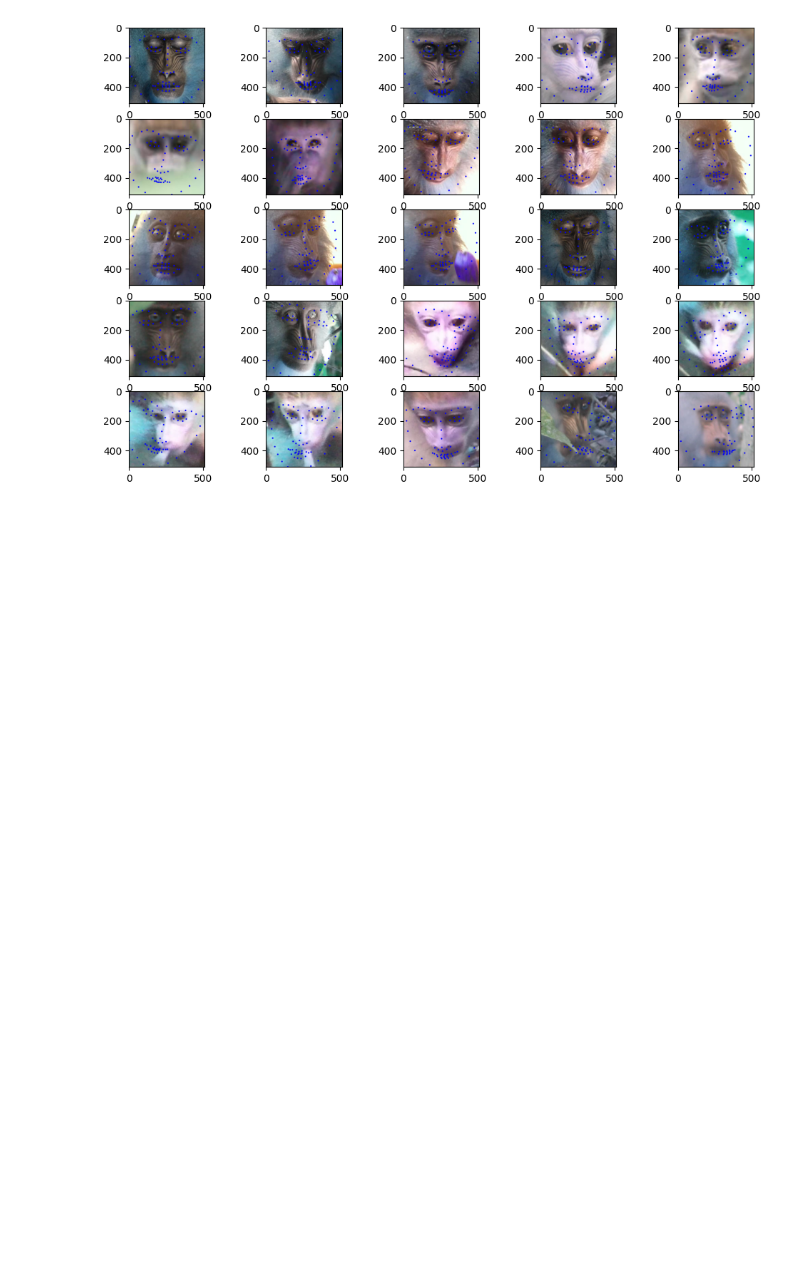
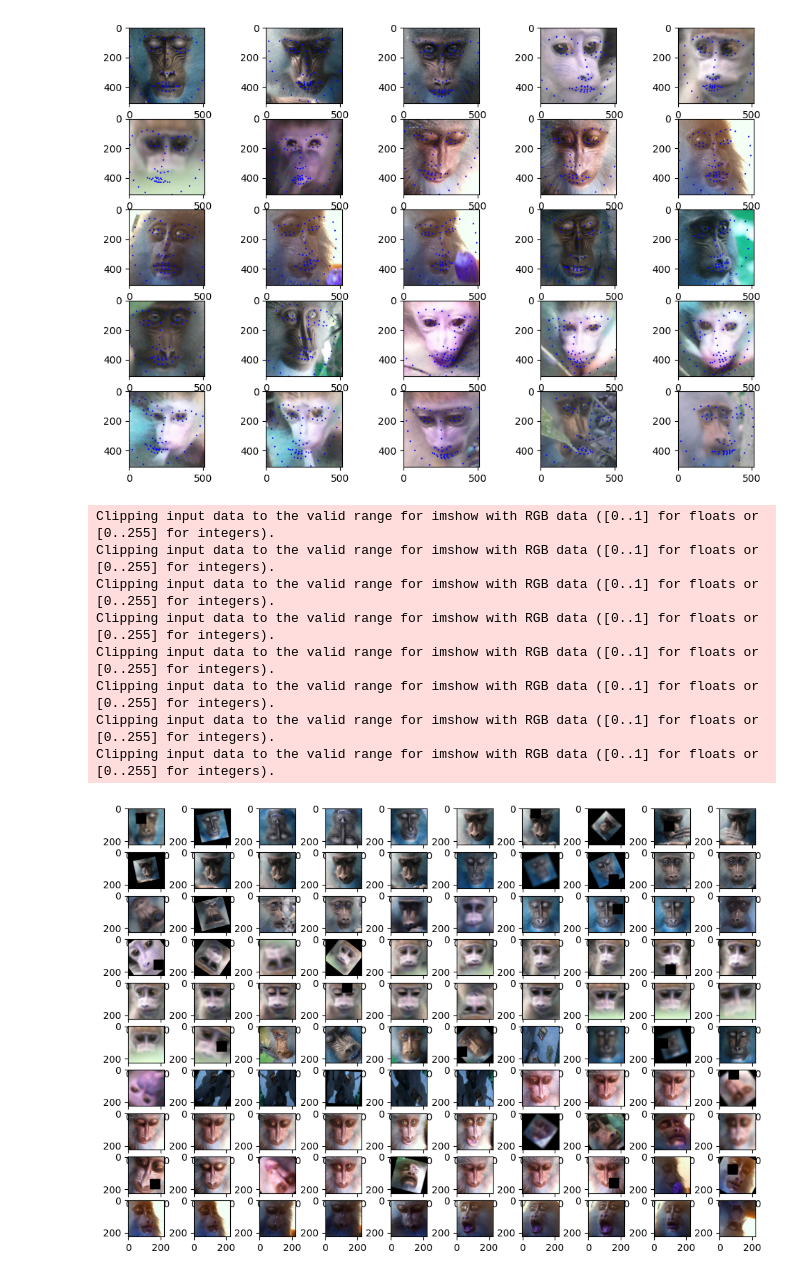
Before and after one commit to jurenoult/MandrillusAgePrediction, a Jupyter notebook: notebooks/test.ipynb, the cells around one changed output. Cells and saved outputs as stored; diff of their text form; code cells hidden in the pictures; blank space fills up the shorter version.

Commit message:
feat: updated data augmentation

```diff
--- a/notebooks/test.ipynb
+++ b/notebooks/test.ipynb
@@ -100,3 +82,30 @@ for i in range(n_images):
     display_row(row, ax, detector, predictor)
 # %% [output]
 [figure]
+# %%
+from mandrillage.dataset import AugmentedDataset
+import numpy as np
+
+augmented = AugmentedDataset(dataset_reader)
+
+nrows = 10
+ncols = 10
+n_images = nrows * ncols
+fig, axs = plt.subplots(nrows, ncols, figsize=(12,8))
+for i in range(n_images):
+    x, y = augmented[i]
+    fig_row = i // ncols
+    fig_col = i % ncols
+
+    ax = axs[fig_row, fig_col]
+    ax.imshow(np.moveaxis(x, 0, -1))
+# %% [output]
+Clipping input data to the valid range for imshow with RGB data ([0..1] for floats or [0..255] for integers).
+Clipping input data to the valid range for imshow with RGB data ([0..1] for floats or [0..255] for integers).
+Clipping input data to the valid range for imshow with RGB data ([0..1] for floats or [0..255] for integers).
+Clipping input data to the valid range for imshow with RGB data ([0..1] for floats or [0..255] for integers).
+Clipping input data to the valid range for imshow with RGB data ([0..1] for floats or [0..255] for integers).
+Clipping input data to the valid range for imshow with RGB data ([0..1] for floats or [0..255] for integers).
+Clipping input data to the valid range for imshow with RGB data ([0..1] for floats or [0..255] for integers).
+Clipping input data to the valid range for imshow with RGB data ([0..1] for floats or [0..255] for integers).
+[figure, added]
```
Also changed, not shown: parts of 1 cell of this notebook, 1 other file.
